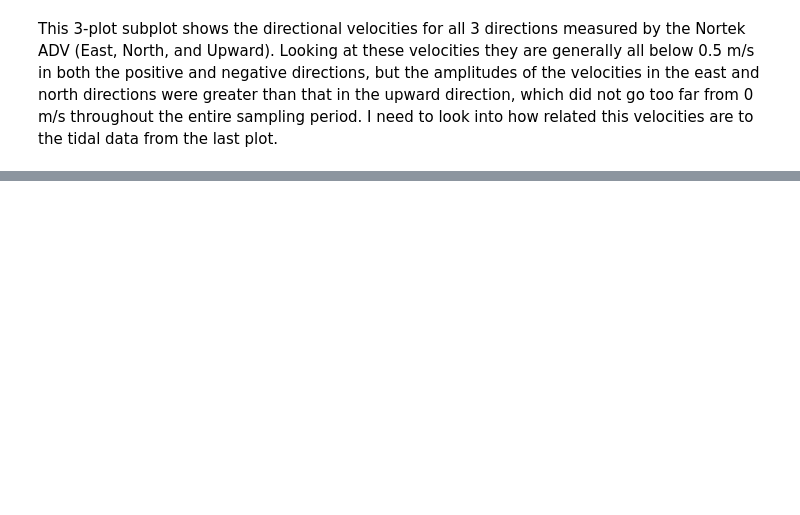
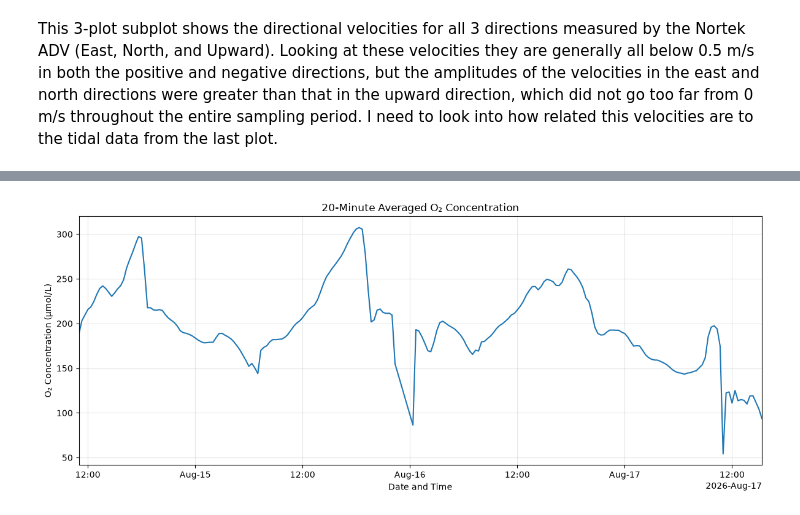
Before and after one commit to jacobtgallaher/ECS-Visualizing, a Jupyter notebook: CODE/ECS_1_O2_Flux_Visualization.ipynb, the cells around one changed output, grey strips where cells are left out. Saved outputs shown, nothing was run; the diff lists cells and outputs as text; code cells hidden in the pictures; blank space fills up the shorter version.

```diff
--- a/CODE/ECS_1_O2_Flux_Visualization.ipynb
+++ b/CODE/ECS_1_O2_Flux_Visualization.ipynb
@@ -469,0 +820,36 @@ This 3-plot subplot shows the directional velocities for all 3 directions measur
+# %%
+# Interpolate only zero-valued 20-minute averages within the specified window
+o2_plot = o2_20min.copy()
+
+gap_start = pd.Timestamp("2026-08-15 21:30:00")
+gap_end = pd.Timestamp("2026-08-16 00:00:00")
+in_gap = o2_plot.index.to_series().between(gap_start, gap_end).to_numpy()
+
+o2_plot.loc[in_gap & o2_plot.eq(0).to_numpy()] = np.nan
+o2_plot = o2_plot.interpolate(method="time", limit_area="inside")
+
+fig, ax = plt.subplots(figsize=(12, 5))
+ax.plot(o2_plot.index, o2_plot.values, color="tab:blue", linewidth=1.5)
+
+ax.set(
+    title="20-Minute Averaged O₂ Concentration",
+    xlabel="Date and Time",
+    ylabel="O₂ Concentration (µmol/L)",
+    xlim=(o2_plot.index.min(), o2_plot.index.max()),
+)
+
+locator = mdates.AutoDateLocator()
+ax.xaxis.set_major_locator(locator)
+ax.xaxis.set_major_formatter(mdates.ConciseDateFormatter(locator))
+ax.grid(True, alpha=0.3)
+fig.tight_layout()
+
+output_dir.mkdir(exist_ok=True)
+fig.savefig(
+    output_dir / "O2_20_Minute_Averages_Interpolated.png",
+    dpi=300,
+    bbox_inches="tight",
+)
+plt.show()
+# %% [output]
+[figure, added]
```
Also changed, not shown: parts of 14 cells of this notebook, 16 other files.
